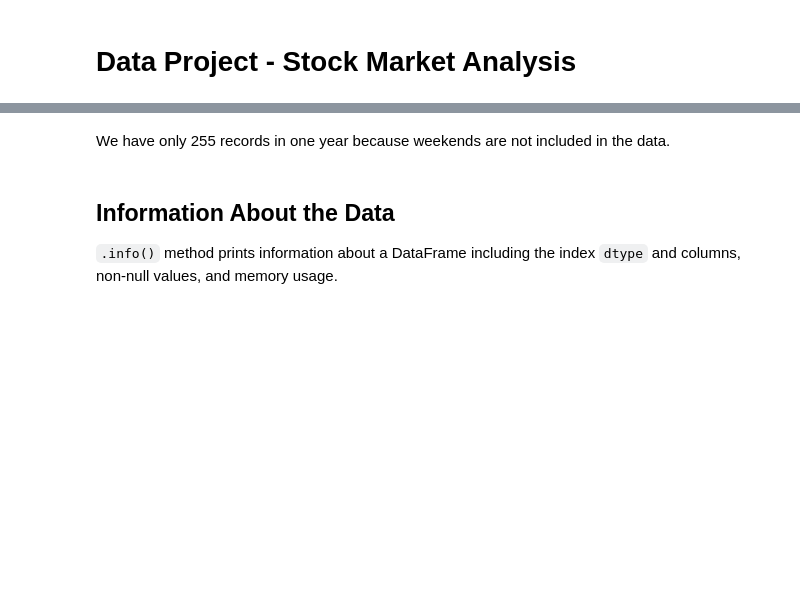
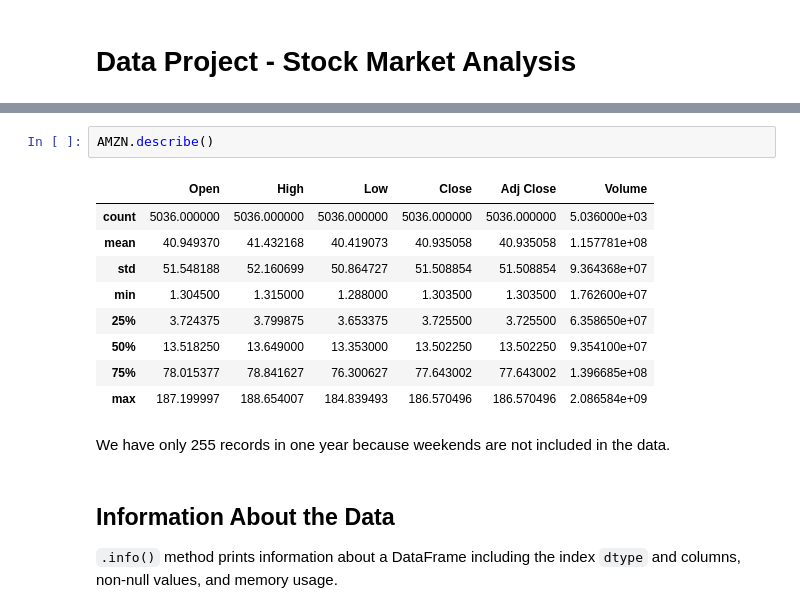
Before and after one commit to smit-shah-GG/python_mini_project, a Jupyter notebook: stock-market-analysis-prediction-using-lstm.ipynb, the cells around one changed output, grey strips where cells are left out. Saved outputs shown, nothing was run; the diff lists cells and outputs as text; blank space fills up the shorter version.

```diff
--- a/stock-market-analysis-prediction-using-lstm.ipynb
+++ b/stock-market-analysis-prediction-using-lstm.ipynb
@@ -106,3 +99,15 @@ AAPL.describe()
+# %%
+AMZN.describe()
+# %% [output]
+|  | Open | High | Low | Close | Adj Close | Volume |
+| count | 5036.000000 | 5036.000000 | 5036.000000 | 5036.000000 | 5036.000000 | 5.036000e+03 |
+| mean | 40.949370 | 41.432168 | 40.419073 | 40.935058 | 40.935058 | 1.157781e+08 |
+| std | 51.548188 | 52.160699 | 50.864727 | 51.508854 | 51.508854 | 9.364368e+07 |
+| min | 1.304500 | 1.315000 | 1.288000 | 1.303500 | 1.303500 | 1.762600e+07 |
+| 25% | 3.724375 | 3.799875 | 3.653375 | 3.725500 | 3.725500 | 6.358650e+07 |
+| 50% | 13.518250 | 13.649000 | 13.353000 | 13.502250 | 13.502250 | 9.354100e+07 |
+| 75% | 78.015377 | 78.841627 | 76.300627 | 77.643002 | 77.643002 | 1.396685e+08 |
+| max | 187.199997 | 188.654007 | 184.839493 | 186.570496 | 186.570496 | 2.086584e+09 |
 # %% [markdown]
 We have only 255 records in one year because weekends are not included in the data.
 # %% [markdown]
```
Also changed, not shown: parts of 26 cells of this notebook.
